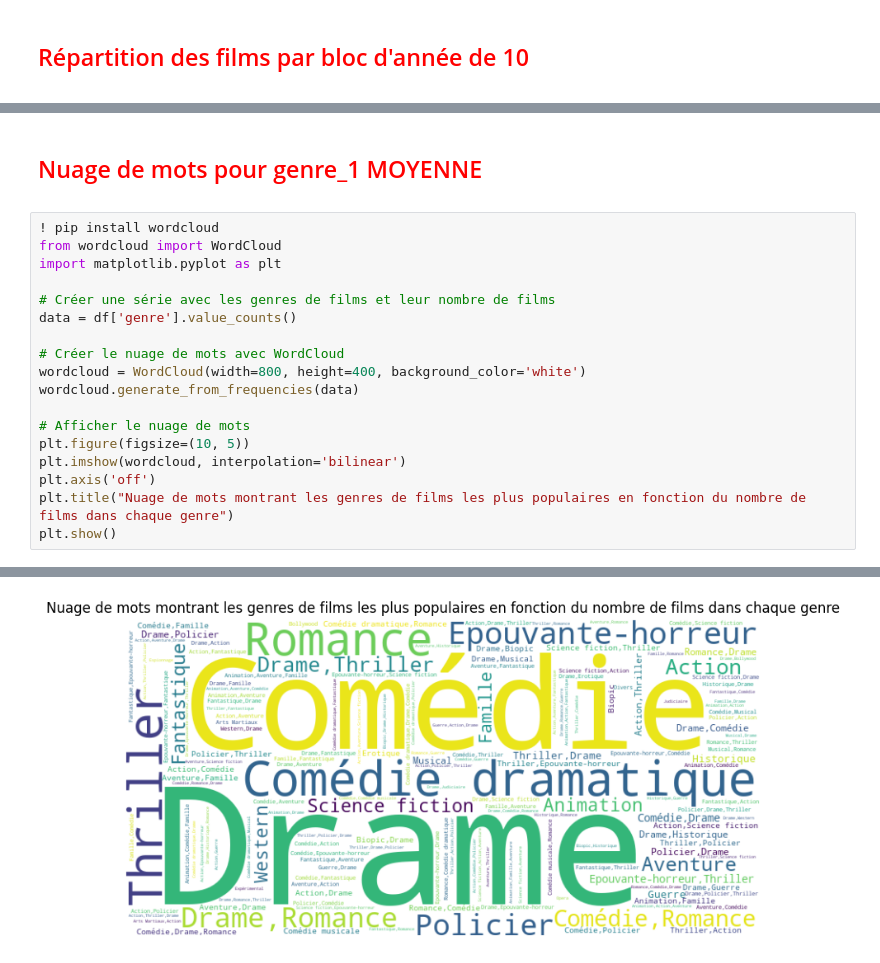
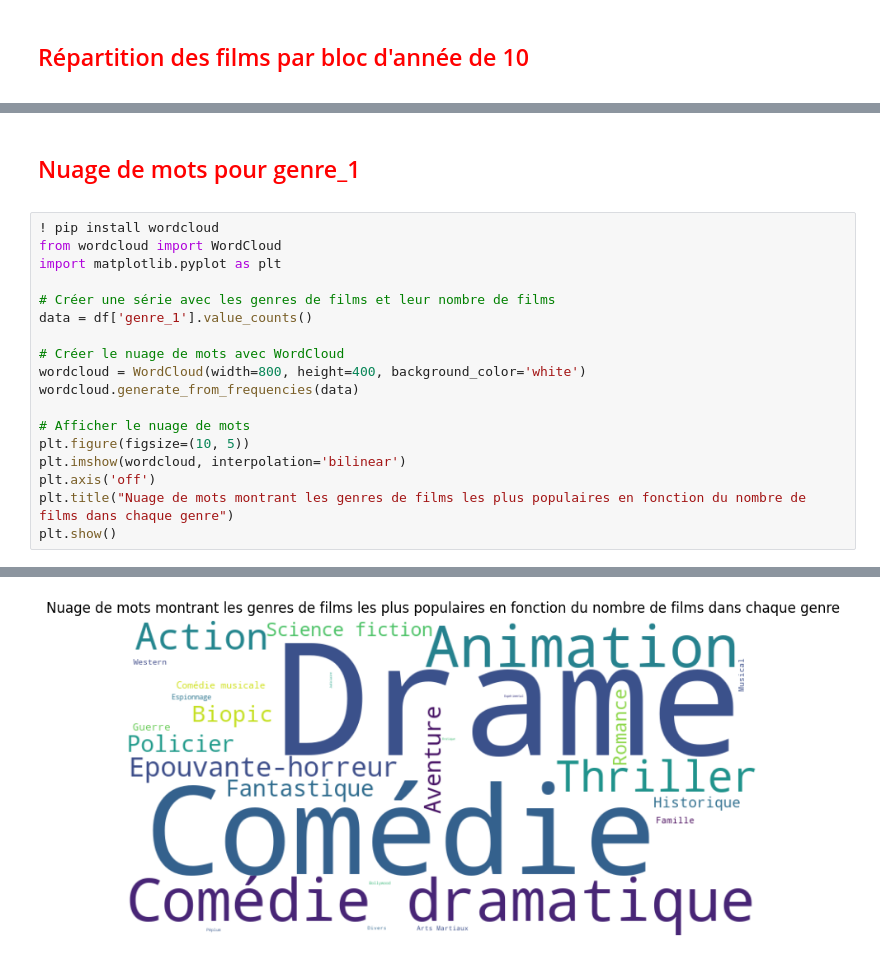
Before and after one commit to impejonathan/ML_recap, a Jupyter notebook: 2_analyse_allocine.ipynb, the cells around one changed output, grey strips where cells are left out. Saved outputs shown, nothing was run; the diff lists cells and outputs as text.

```diff
--- a/2_analyse_allocine.ipynb
+++ b/2_analyse_allocine.ipynb
@@ -63,12 +63,12 @@ plt.show()
 # %% [markdown]
-  <font color='red'><h2> Nuage de mots pour genre_1 MOYENNE </h2></font>
+  <font color='red'><h2> Nuage de mots pour genre_1  </h2></font>
 # %%
 ! pip install wordcloud
 from wordcloud import WordCloud
 import matplotlib.pyplot as plt
 
 # Créer une série avec les genres de films et leur nombre de films
-data = df['genre'].value_counts()
+data = df['genre_1'].value_counts()
 
 # Créer le nuage de mots avec WordCloud
 wordcloud = WordCloud(width=800, height=400, background_color='white')
@@ -95,5 +95,5 @@ Requirement already satisfied: contourpy>=1.0.1 in c:\users\impej\miniconda3\lib
 Requirement already satisfied: six>=1.5 in c:\users\impej\appdata\roaming\python\python310\site-packages (from python-dateutil>=2.7->matplotlib->wordcloud) (1.16.0)
-[figure, old version]
+[figure, new version]
 # %%
 from wordcloud import WordCloud
 import matplotlib.pyplot as plt
```
Also changed, not shown: parts of 8 cells of this notebook, 4 other files.
